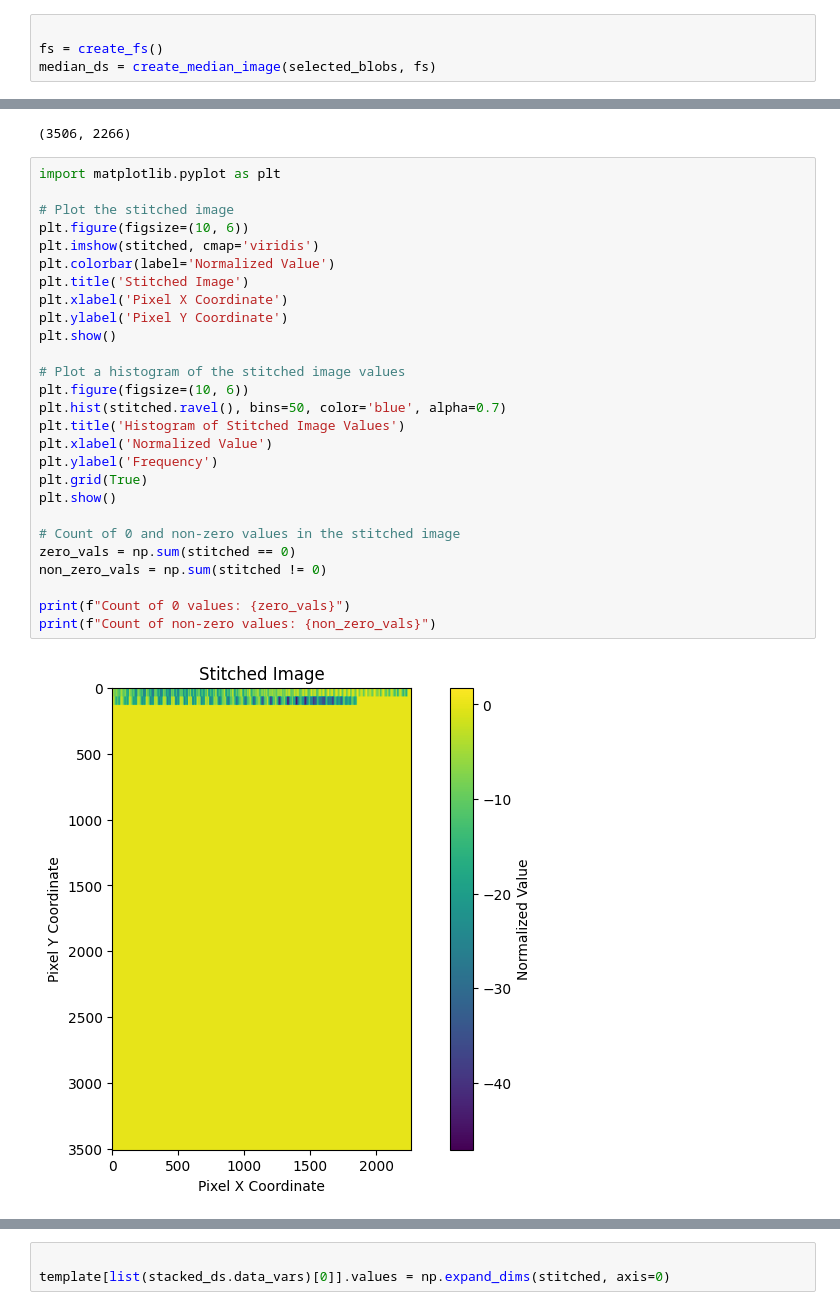
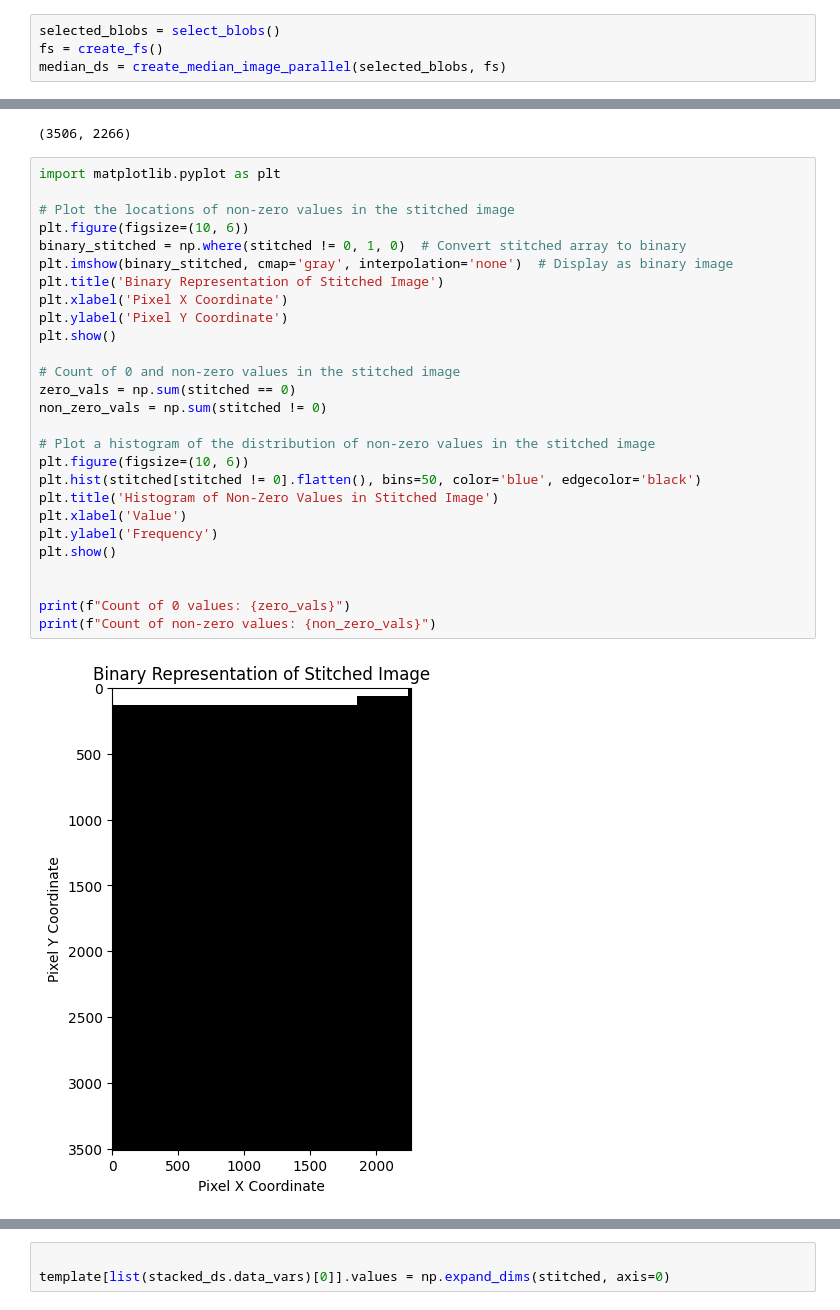
Before and after one commit to hunterad93/firenet, a Jupyter notebook: src/scratch_work/adam_scratchwork/firenet_preprocessing_function_scratch.ipynb, the cells around one changed output, grey strips where cells are left out. Cells and saved outputs as stored; diff of their text form.

```diff
--- a/src/scratch_work/adam_scratchwork/firenet_preprocessing_function_scratch.ipynb
+++ b/src/scratch_work/adam_scratchwork/firenet_preprocessing_function_scratch.ipynb
@@ -307,4 +318,4 @@ selected_blobs = select_blobs()
 # %%
-
+selected_blobs = select_blobs()
 fs = create_fs()
-median_ds = create_median_image(selected_blobs, fs)
+median_ds = create_median_image_parallel(selected_blobs, fs)
@@ -626,29 +595,29 @@ stitched.shape
 # %%
 import matplotlib.pyplot as plt
 
-# Plot the stitched image
+# Plot the locations of non-zero values in the stitched image
 plt.figure(figsize=(10, 6))
-plt.imshow(stitched, cmap='viridis')
-plt.colorbar(label='Normalized Value')
-plt.title('Stitched Image')
+binary_stitched = np.where(stitched != 0, 1, 0)  # Convert stitched array to binary
+plt.imshow(binary_stitched, cmap='gray', interpolation='none')  # Display as binary image
+plt.title('Binary Representation of Stitched Image')
 plt.xlabel('Pixel X Coordinate')
 plt.ylabel('Pixel Y Coordinate')
-plt.show()
-
-# Plot a histogram of the stitched image values
-plt.figure(figsize=(10, 6))
-plt.hist(stitched.ravel(), bins=50, color='blue', alpha=0.7)
-plt.title('Histogram of Stitched Image Values')
-plt.xlabel('Normalized Value')
-plt.ylabel('Frequency')
-plt.grid(True)
 plt.show()
 
 # Count of 0 and non-zero values in the stitched image
 zero_vals = np.sum(stitched == 0)
 non_zero_vals = np.sum(stitched != 0)
 
+# Plot a histogram of the distribution of non-zero values in the stitched image
+plt.figure(figsize=(10, 6))
+plt.hist(stitched[stitched != 0].flatten(), bins=50, color='blue', edgecolor='black')
+plt.title('Histogram of Non-Zero Values in Stitched Image')
+plt.xlabel('Value')
+plt.ylabel('Frequency')
+plt.show()
+
+
 print(f"Count of 0 values: {zero_vals}")
 print(f"Count of non-zero values: {non_zero_vals}")
 # %% [output]
-[figure, old version]
+[figure, new version]
```
Also changed, not shown: parts of 14 cells of this notebook, 1 other file.
